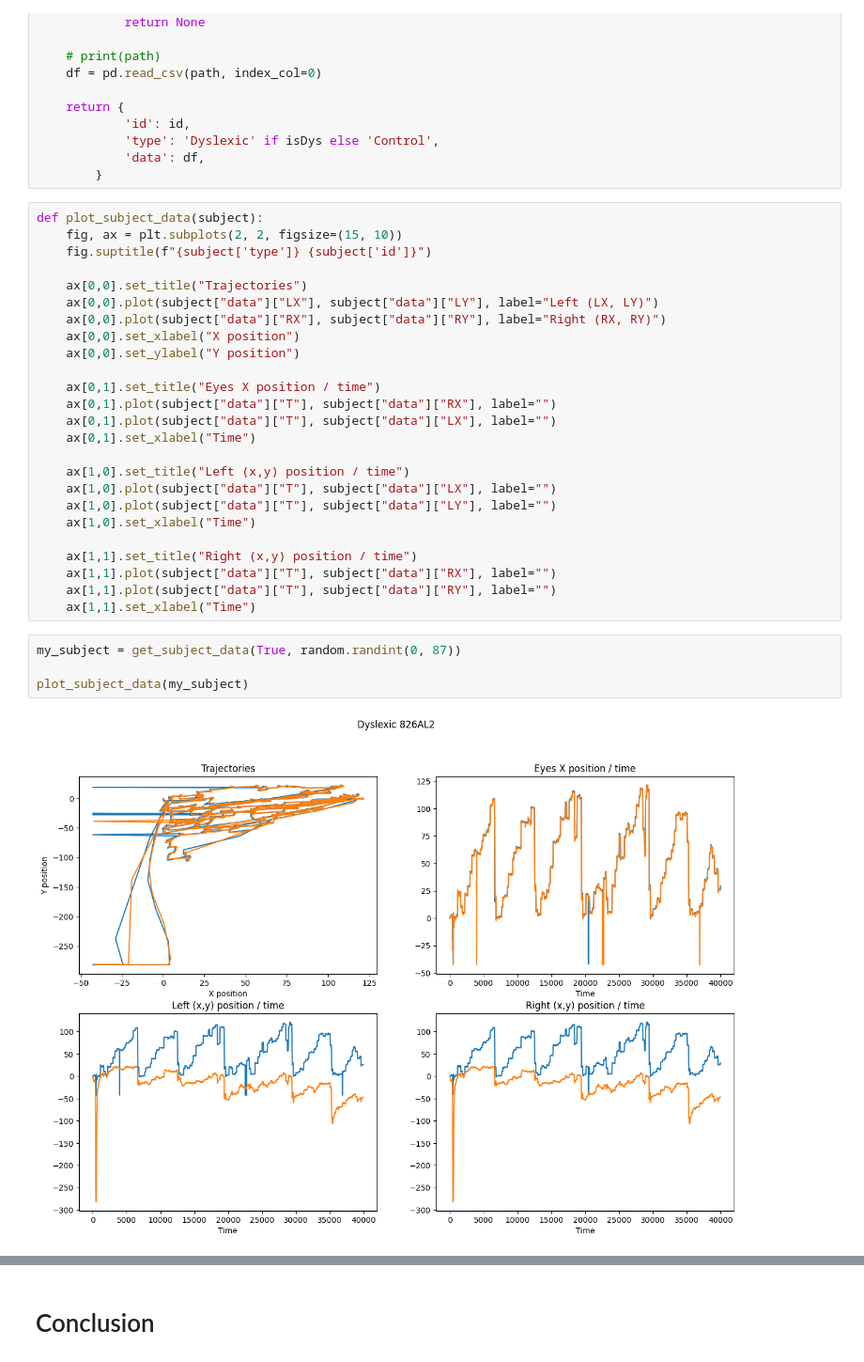
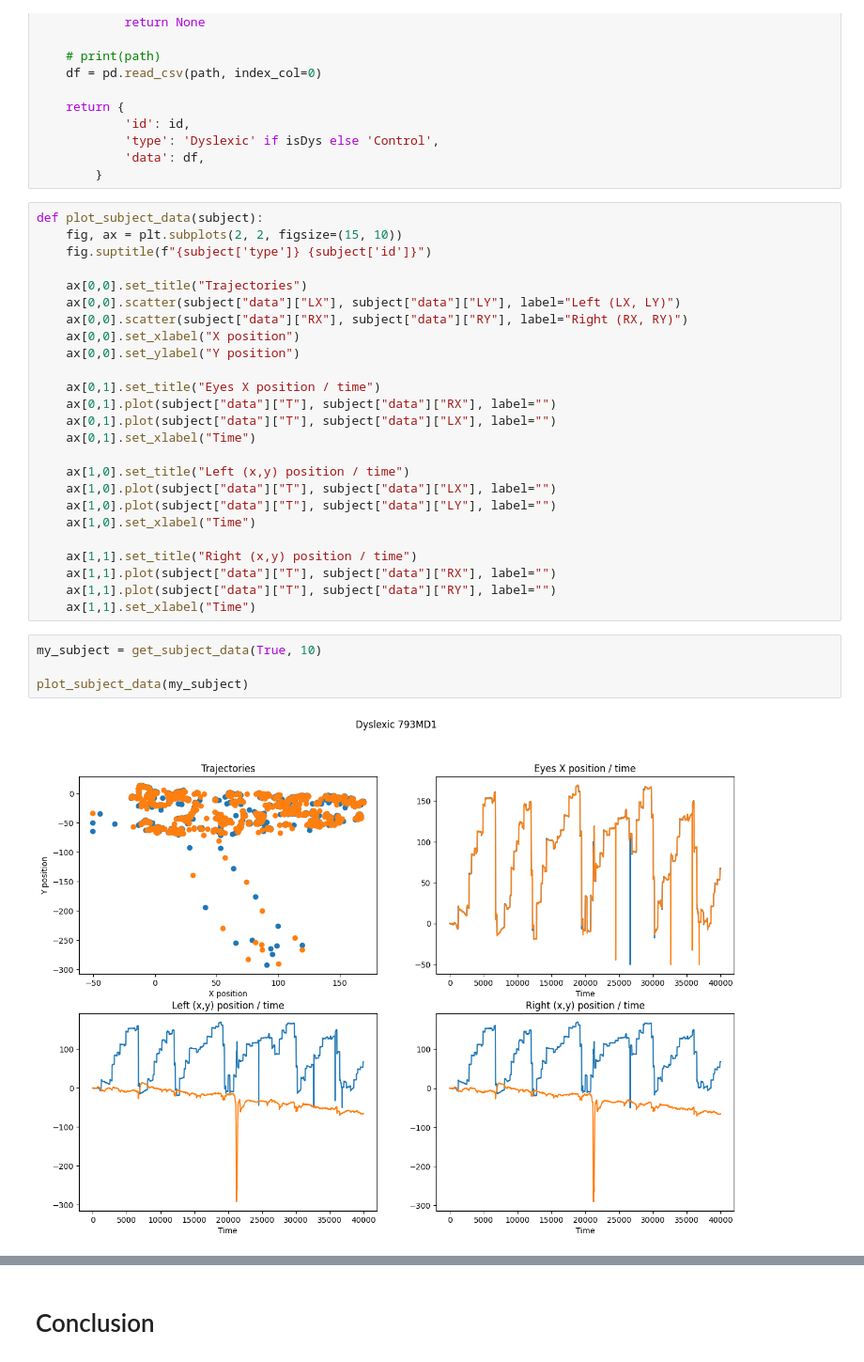
Before and after one commit to Maelle05/DyslexIA, a Jupyter notebook: data-exploration/Dataset-bis.ipynb, the cells around one changed output, grey strips where cells are left out. Shown at 94% size. Saved outputs shown, nothing was run; the diff lists cells and outputs as text.

Commit message:
dataset 2 tests clean data i2mc

```diff
--- a/data-exploration/Dataset-bis.ipynb
+++ b/data-exploration/Dataset-bis.ipynb
@@ -183,8 +183,8 @@ def plot_subject_data(subject):
     fig.suptitle(f"{subject['type']} {subject['id']}")
 
     ax[0,0].set_title("Trajectories")
-    ax[0,0].plot(subject["data"]["LX"], subject["data"]["LY"], label="Left (LX, LY)")
-    ax[0,0].plot(subject["data"]["RX"], subject["data"]["RY"], label="Right (RX, RY)")
+    ax[0,0].scatter(subject["data"]["LX"], subject["data"]["LY"], label="Left (LX, LY)")
+    ax[0,0].scatter(subject["data"]["RX"], subject["data"]["RY"], label="Right (RX, RY)")
     ax[0,0].set_xlabel("X position")
     ax[0,0].set_ylabel("Y position")
 
@@ -203,8 +203,8 @@ def plot_subject_data(subject):
     ax[1,1].plot(subject["data"]["T"], subject["data"]["RY"], label="")
     ax[1,1].set_xlabel("Time")
 # %%
-my_subject = get_subject_data(True, random.randint(0, 87))
+my_subject = get_subject_data(True, 10)
 
 plot_subject_data(my_subject)
 # %% [output]
-[figure, old version]
+[figure, new version]
```
Also changed, not shown: parts of 5 cells of this notebook, 2 other files.
